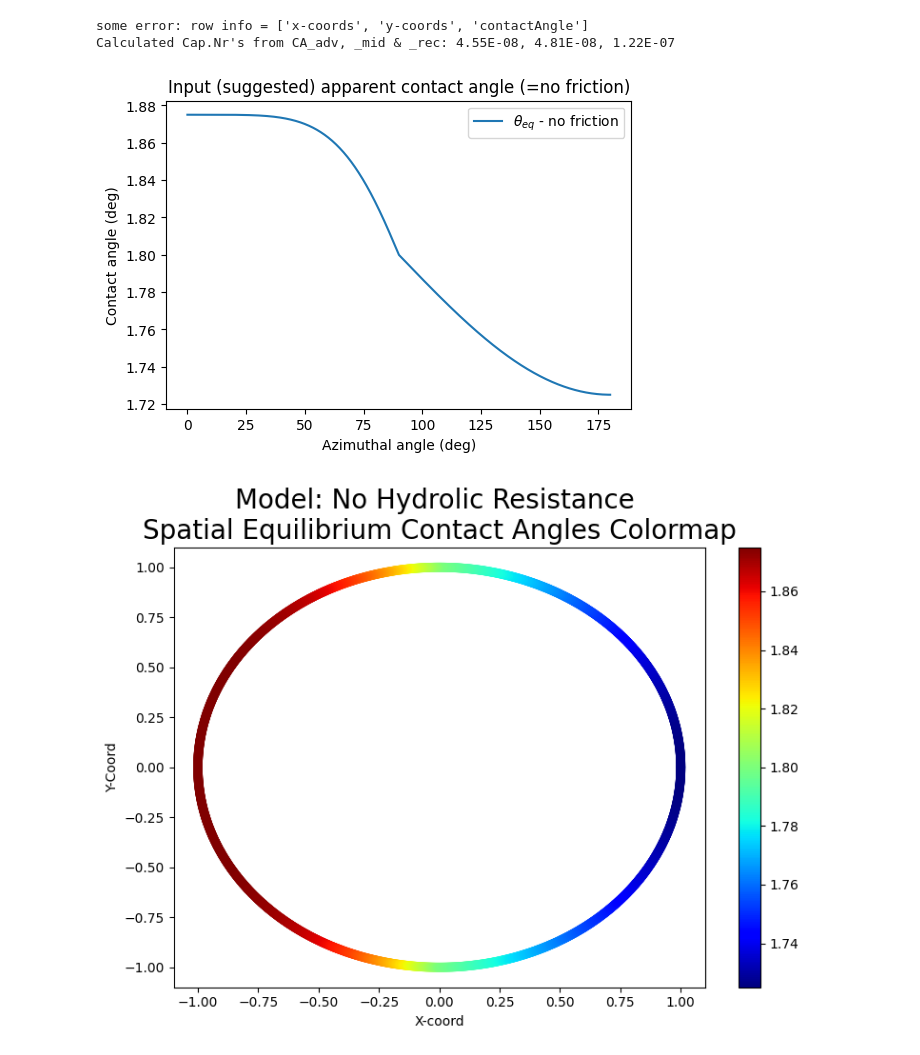
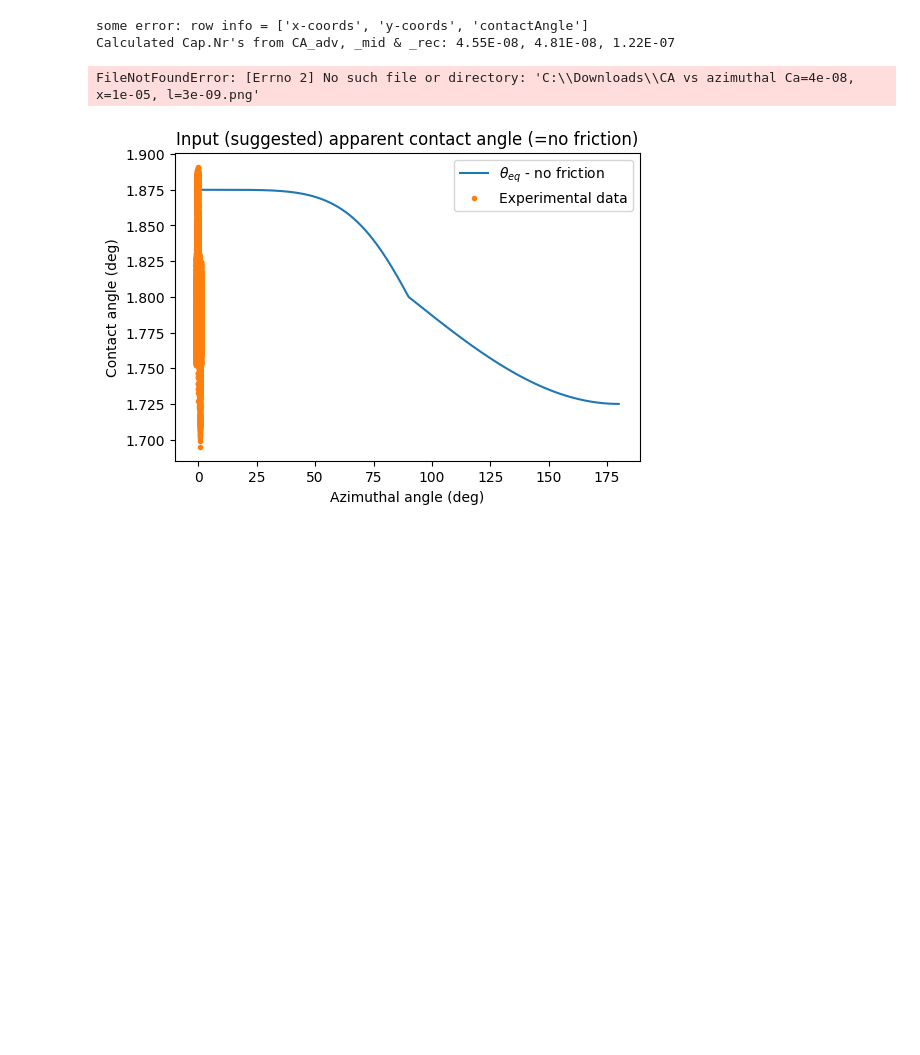
Before and after one commit to Sjendieee/InterferometryPython, a Jupyter notebook: Fitting_spatial_CA_profiles_CoxVoinov.ipynb, the cells around one changed output. Saved outputs shown, nothing was run; the diff lists cells and outputs as text; code cells hidden in the pictures; blank space fills up the shorter version.

```diff
--- a/Fitting_spatial_CA_profiles_CoxVoinov.ipynb
+++ b/Fitting_spatial_CA_profiles_CoxVoinov.ipynb
@@ -5,11 +5,12 @@ import math
 import os
 import csv
 import json
+import scipy.optimize
 
 #define img nr
 imgNr = 32
 #define folder path
-folder_path = "H:\\2024_05_07_PLMA_Basler15uc_Zeiss5x_dodecane_Xp1_31_S2_WEDGE_2coverslip_spacer_V3\\Analysis CA Spatial"
+folder_path = "G:\\2024_05_07_PLMA_Basler15uc_Zeiss5x_dodecane_Xp1_31_S2_WEDGE_2coverslip_spacer_V3\\Analysis CA Spatial"
 #import CA datafile paths
 file_paths = [os.path.join(folder_path, f"ContactAngleData {imgNr}.csv")]
 
@@ -83,8 +84,6 @@ def fitSpatialCA(xcoord, ycoord, CA, middleCoord):
     v = 50*1E-6 / 60            #m/s
     CapNr = lambda v, mu, gamma: mu * v / gamma
 
-    theta_app = lambda theta_eq, Ca, R, l: (9 * Ca * np.log(R/l) + theta_eq**3)**(1/3)
-
     anglerange = np.linspace(0,1,1000)          #0-1pi
     angle = np.linspace(0, np.pi, 1000)        #0-pi
 
@@ -109,10 +108,20 @@ def fitSpatialCA(xcoord, ycoord, CA, middleCoord):
     print(f"Calculated Cap.Nr's from CA_adv, _mid & _rec: {CapNr(52*1E-6 / 60, mu, gamma):.2E}, {CapNr(55*1E-6 / 60, mu, gamma):.2E}, {CapNr(140*1E-6 / 60, mu, gamma):.2E}")
     theta_app = ((theta_eq / 180 * np.pi)**3 + prefactor*Ca*np.log(R/l))**(1/3)  * 180 / np.pi               #[deg]
 
+    # Fit theta_app to real data: fitting Cappilary number
+
+    #TODO fix deze & check in plot aziX niet goed
+    f_theta_app = lambda theta_eq, Ca, R, l: (9 * Ca * np.log(R/l) + theta_eq**3)**(1/3)
+
+
+
+
     #plot eq & apparent contact angle vs azimuthal angle
     fig1, ax1 = plt.subplots(figsize=(6,4))
     ax1.plot(angle*180/np.pi, theta_eq, label=r'$\theta_{eq}$ - no friction')
     #ax1.plot(angle*180/np.pi, theta_app, '.', label = r'$\theta_{app}$ - with friction')
+    ax1.plot(azimuthalX, CA, '.', label=f'Experimental data')
+
     ax1.set(xlabel='Azimuthal angle (deg)', ylabel='Contact angle (deg)', title='Input (suggested) apparent contact angle (=no friction)') #title='Example influence hydrolic resistance on apparent contact angle'
     ax1.legend(loc='best')
     fig1.savefig(f"C:\\Downloads\\CA vs azimuthal Ca={max(Ca)}, x={R}, l={l}.png", dpi=600)
@@ -128,32 +137,32 @@ def fitSpatialCA(xcoord, ycoord, CA, middleCoord):
     xArrFinal = np.cos(anglerange * np.pi)
     yArrFinal = np.sin(anglerange* np.pi)
     im3 = ax3.scatter([xArrFinal, np.flip(xArrFinal)], [yArrFinal, -np.flip(yArrFinal)], c=[np.flip(theta_eq), theta_eq], cmap='jet', vmin=min(theta_eq), vmax=max(theta_eq))
     ax3.set_xlabel("X-coord"); ax3.set_ylabel("Y-Coord");
     ax3.set_title(f"Model: No Hydrolic Resistance \nSpatial Equilibrium Contact Angles Colormap", fontsize = 20)
     fig3.colorbar(im3)
     #fig3.savefig("C:\\Downloads\\NOhydrolic.png", dpi=600)
 
     #plot apparent (W/ FRICTION) contact angle vs 'spatial X,Y-coordinates'
     fig4, ax4 = plt.subplots(figsize=(9,6))
     im4 = ax4.scatter([xArrFinal, np.flip(xArrFinal)], [yArrFinal, -np.flip(yArrFinal)], c=[np.flip(theta_app), theta_app], cmap='jet', vmin=min(theta_app), vmax=max(theta_app))
     ax4.set_xlabel("X-coord"); ax4.set_ylabel("Y-Coord");
     ax4.set_title(f"Model: Effect of viscous friction\nSpatial Predicted Apparent Contact Angles Colormap", fontsize = 20)
     fig4.colorbar(im4)
     #fig4.savefig(f"C:\\Downloads\\YEShydrolic Ca={max(Ca)}, x={x}, l={l}.png", dpi=600)
 
     return
 
 fitSpatialCA(xcoord, ycoord, CA, middleCoord)
 
 angle = np.linspace(0, np.pi, 1000)
 #theta_eq = (np.sin(angle-np.pi/2) + 2) * np.pi / 180
 
 # Ca = -1.55E-7 * np.sin(angle-np.pi/2)  #OG standard Ca curve: normal sinus between + and - the value
 # fig1, ax1 = plt.subplots(figsize=(6,4))
 # ax1.plot(angle*180/np.pi, Ca)
 # ax1.set(xlabel = 'Contact angle', ylabel = 'Capillary number')
 # %% [output]
 some error: row info = ['x-coords', 'y-coords', 'contactAngle']
 Calculated Cap.Nr's from CA_adv, _mid & _rec: 4.55E-08, 4.81E-08, 1.22E-07
+FileNotFoundError: [Errno 2] No such file or directory: 'C:\\Downloads\\CA vs azimuthal Ca=4e-08, x=1e-05, l=3e-09.png'
-[figure, old version]
+[figure, new version]
-[figure, removed]
```
Also changed, not shown: parts of 1 cell of this notebook, 1 other file.
